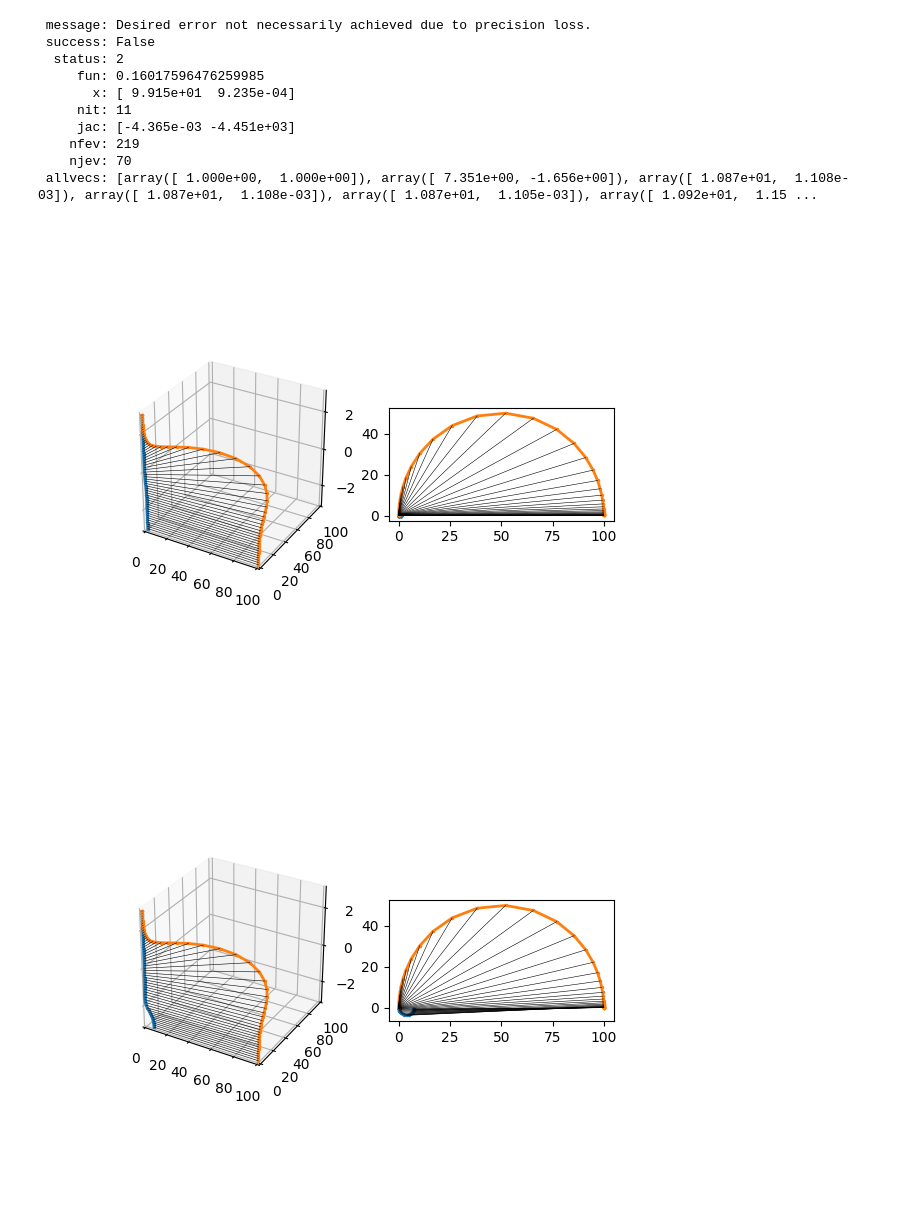
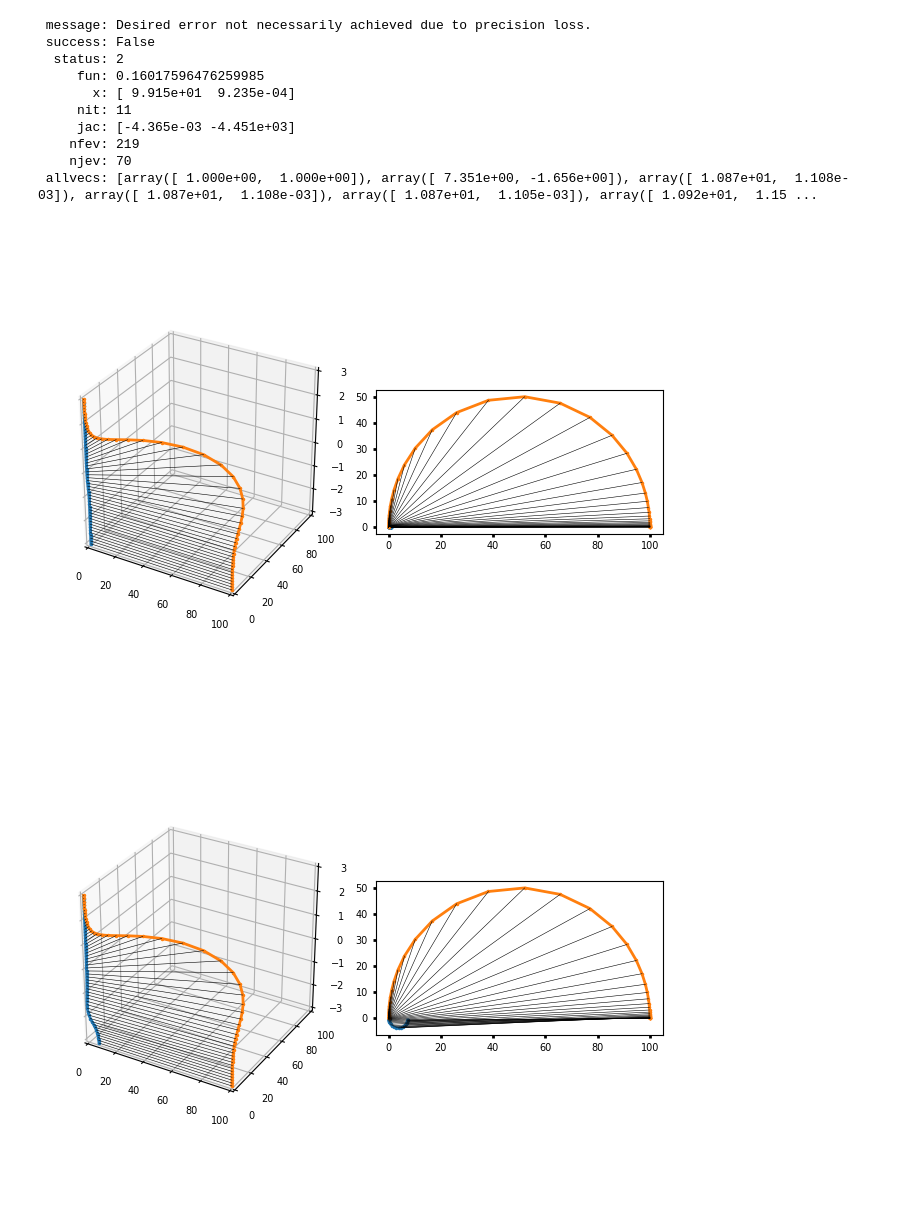
Before and after one commit to Yugal0/fitting-eis-importance-of-weighing, a Jupyter notebook: mainRQ.ipynb, the cells around one changed output. Cells and saved outputs as stored; diff of their text form; code cells hidden in the pictures.

```diff
--- a/mainRQ.ipynb
+++ b/mainRQ.ipynb
@@ -134,32 +134,36 @@ print(result)
 for sol in result.allvecs:
     cc = CustomCircuit(initial_guess=[sol[0],sol[1]],circuit="p(R_1,C_1)")
     z_fit = cc.predict(frequencies=freq_list)
     fig=plt.figure()
     ax1=fig.add_subplot(121,projection="3d")
+    ax1.tick_params(direction='out', length=6, width=2, colors='k',grid_color='k', grid_alpha=0.5,size=2,labelsize=7)
     ax2=fig.add_subplot(122)
+    ax2.tick_params(direction='out', length=6, width=2, colors='k',grid_color='k', grid_alpha=0.5,size=2,labelsize=7)
     ax1.set_box_aspect([1,1,1])
     ax1.set_xlim(0,100)
     ax1.set_ylim(0,100)
     # ax2.set_xlim(0,100)
     # ax2.set_ylim(0,100)
     ax2.set_aspect("equal")
     ax1.plot(np.real(z_fit),-np.imag(z_fit),np.log10(freq_list),".",ms=3,linestyle="-",label="Fit",linewidth=2)
     ax1.plot(np.real(z_exp),-np.imag(z_exp),np.log10(freq_list),".",ms=3,linestyle="-",label="Exp",linewidth=2)
     ax2.plot(np.real(z_fit),-np.imag(z_fit),".",ms=3,linestyle="-",label="Fit",linewidth=2)
     ax2.plot(np.real(z_exp),-np.imag(z_exp),".",ms=3,linestyle="-",label="Exp",linewidth=2)
     for p1,p2,f in zip(z_exp,z_fit,freq_list):
         ax1.plot([np.real(p1),np.real(p2)],[-np.imag(p1),-np.imag(p2)],[np.log10(f),np.log10(f)],color="black",linestyle="-",linewidth=0.4)
         ax2.plot([np.real(p1),np.real(p2)],[-np.imag(p1),-np.imag(p2)],color="black",linestyle="-",linewidth=0.4)
+
+    plt.tight_layout()
 # %% [output]
  message: Desired error not necessarily achieved due to precision loss.
  success: False
   status: 2
      fun: 0.16017596476259985
        x: [ 9.915e+01  9.235e-04]
      nit: 11
      jac: [-4.365e-03 -4.451e+03]
     nfev: 219
     njev: 70
  allvecs: [array([ 1.000e+00,  1.000e+00]), array([ 7.351e+00, -1.656e+00]), array([ 1.087e+01,  1.108e-03]), array([ 1.087e+01,  1.108e-03]), array([ 1.087e+01,  1.105e-03]), array([ 1.092e+01,  1.15 ...
-[figure, old version]
+[figure, new version]
-[figure, old version]
+[figure, new version]
```
Also changed, not shown: parts of 1 cell of this notebook, 3 other files.
